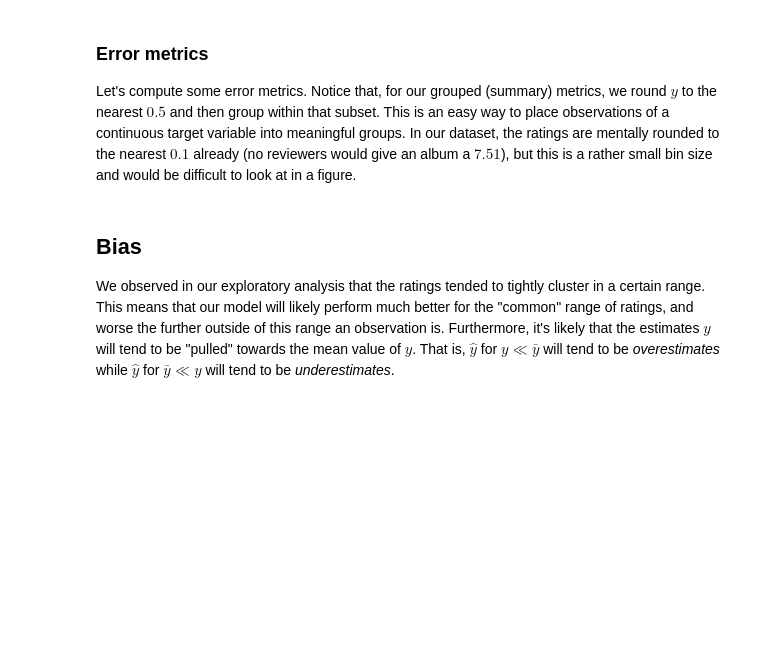
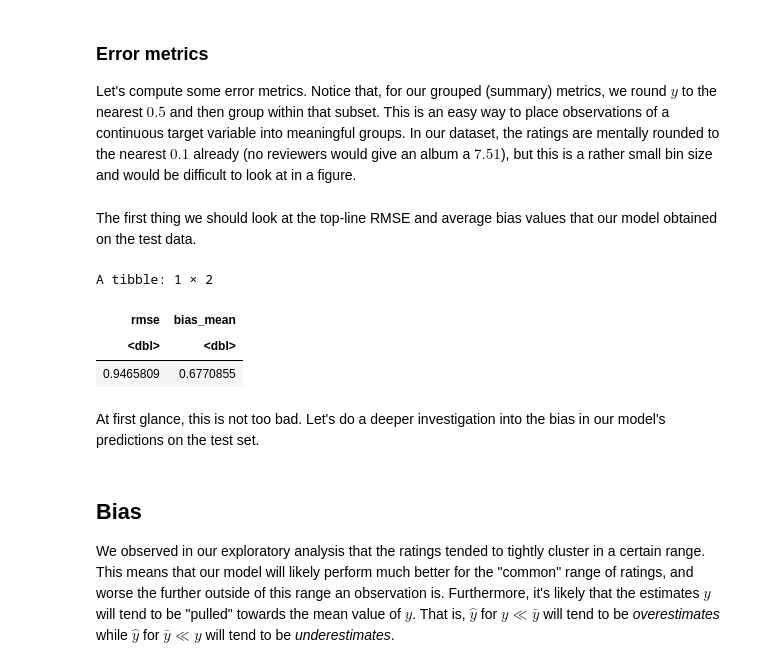
Before and after one commit to cjc77/nlp-projects, a Jupyter notebook: notebooks_pitchfork_ratings/04_fit_analysis.ipynb, the cells around one changed output. Saved outputs shown, nothing was run; the diff lists cells and outputs as text; code cells hidden in the pictures; blank space fills up the shorter version.

```diff
--- a/notebooks_pitchfork_ratings/04_fit_analysis.ipynb
+++ b/notebooks_pitchfork_ratings/04_fit_analysis.ipynb
@@ -67,6 +69,21 @@ error_summary_df <- error_df %>%
         bias_sd = sd(bias),
         n_obs = n()
     )
+# %% [markdown]
+The first thing we should look at the top-line RMSE and average bias values that our model obtained on the test data.
+# %%
+error_df %>%
+    summarize(
+        rmse = sqrt( mean(se) ),
+        bias_mean = mean( abs(bias) )
+    )
+# %% [output]
+A tibble: 1 × 2
+| rmse | bias_mean |
+| <dbl> | <dbl> |
+| 0.9465809 | 0.6770855 |
+# %% [markdown]
+At first glance, this is not too bad. Let's do a deeper investigation into the bias in our model's predictions on the test set.
 # %% [markdown]
 ## Bias
 
```
Also changed, not shown: parts of 23 cells of this notebook, 2 other files.
